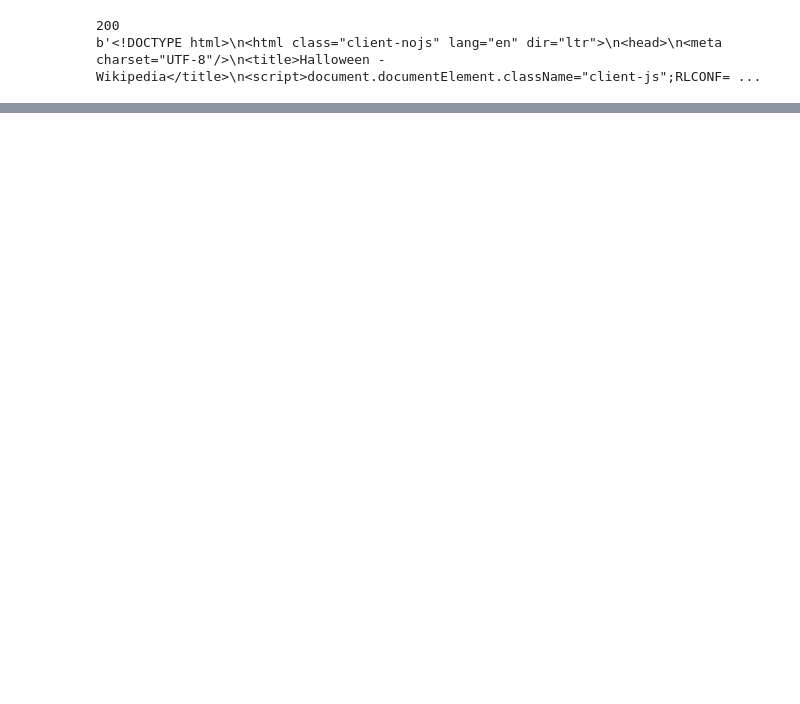
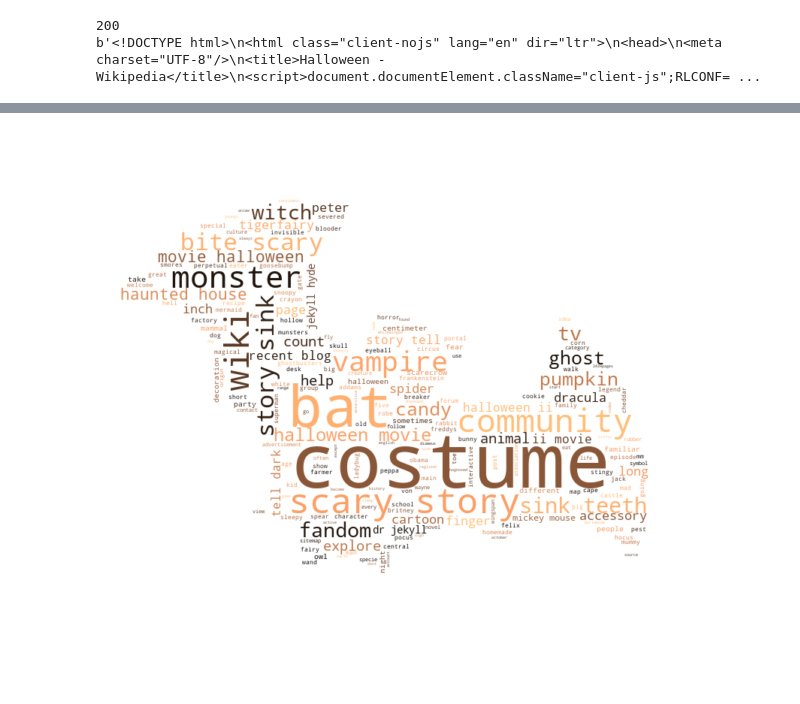
Before and after one commit to m3redithw/data-science-visualizations, a Jupyter notebook: WordClouds/halloween.ipynb, the cells around one changed output, grey strips where cells are left out. Saved outputs shown, nothing was run; the diff lists cells and outputs as text; code cells hidden in the pictures; blank space fills up the shorter version.

```diff
--- a/WordClouds/halloween.ipynb
+++ b/WordClouds/halloween.ipynb
@@ -27,0 +89,3 @@ pumpkin_text = prepare.clean(pumpkin_text)
+# %%
+# use function to clean text
+bat_text = prepare.clean(bat_text)
@@ -40,0 +143,13 @@ plt.show()
+# %%
+# Importing mask
+bat_mask = np.array(Image.open('./bat.jpeg'))
+# %%
+# Plot the wordcloud with the mask applied
+wc = WordCloud(background_color='white', mask= bat_mask, colormap = 'copper').generate(bat_text)
+plt.figure(figsize=[10,10])
+plt.tight_layout()
+plt.imshow(wc, interpolation="bilinear")
+plt.axis("off")
+plt.show()
+# %% [output]
+[figure, added]
```
Also changed, not shown: parts of 22 cells of this notebook.
